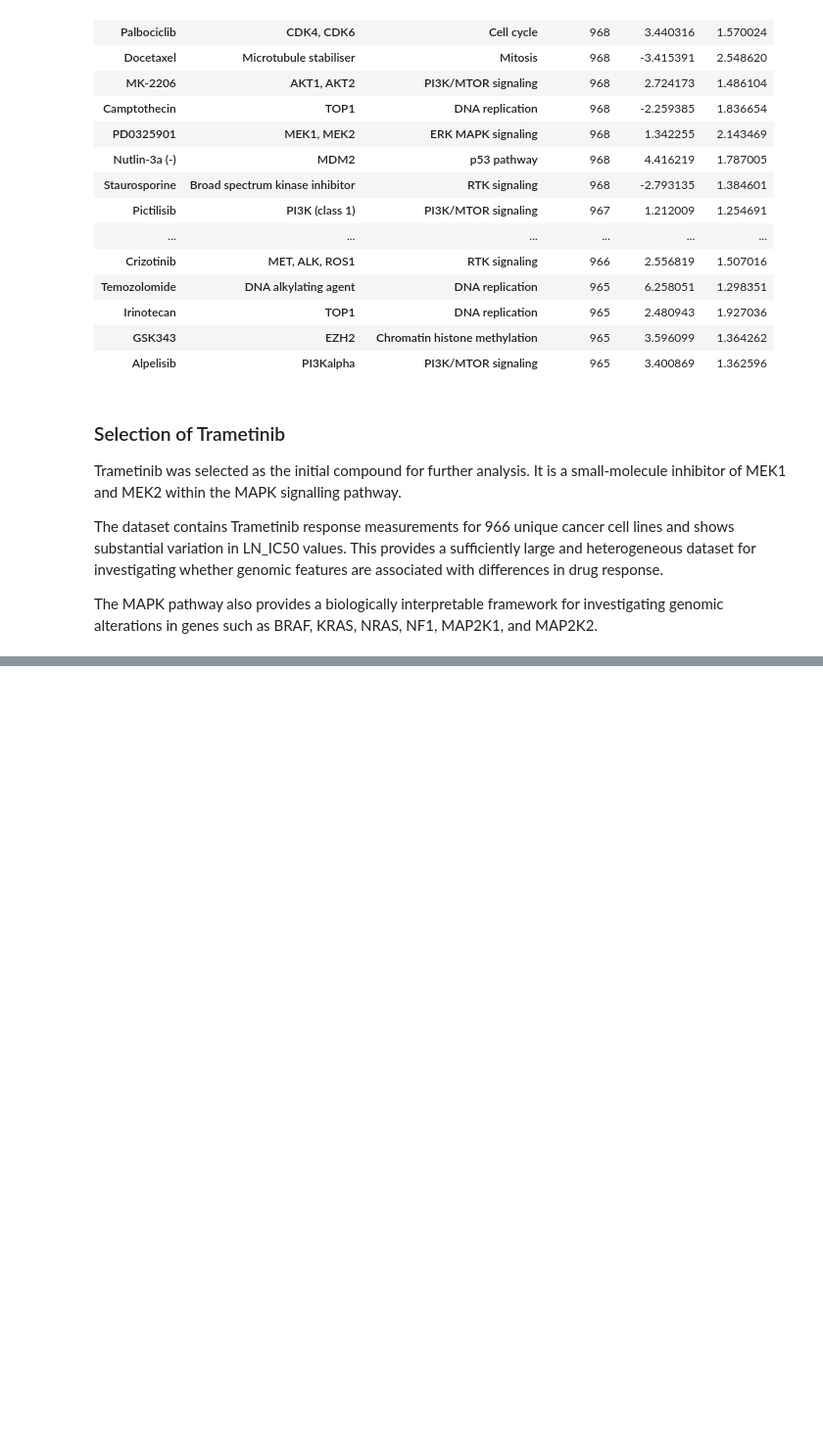
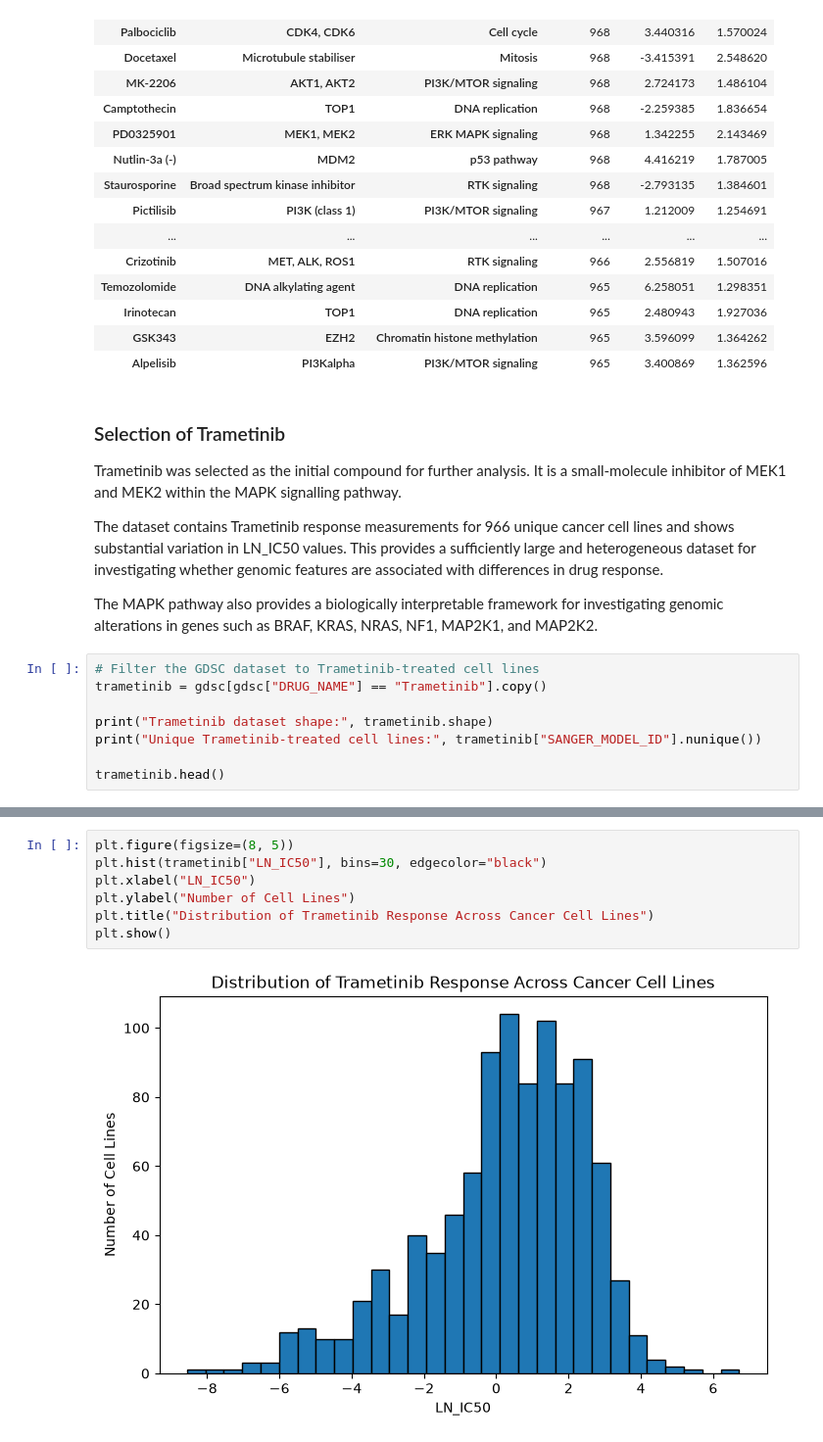
Before and after one commit to carolinemalaihull/trametinib-drug-response-ml, a Jupyter notebook: notebooks/01_data_exploration.ipynb, the cells around one changed output, grey strips where cells are left out. Shown at 98% size. Drawn from its saved outputs; the diff is of its cells as text; blank space fills up the shorter version.

Commit message:
First draft of driver mutations and drug sensitivity preprocessing

```diff
--- a/notebooks/01_data_exploration.ipynb
+++ b/notebooks/01_data_exploration.ipynb
@@ -268,3 +268,11 @@ Trametinib was selected as the initial compound for further analysis. It is a sm
 The dataset contains Trametinib response measurements for 966 unique cancer cell lines and shows substantial variation in LN_IC50 values. This provides a sufficiently large and heterogeneous dataset for investigating whether genomic features are associated with differences in drug response.
 
 The MAPK pathway also provides a biologically interpretable framework for investigating genomic alterations in genes such as BRAF, KRAS, NRAS, NF1, MAP2K1, and MAP2K2.
+# %%
+# Filter the GDSC dataset to Trametinib-treated cell lines
+trametinib = gdsc[gdsc["DRUG_NAME"] == "Trametinib"].copy()
+
+print("Trametinib dataset shape:", trametinib.shape)
+print("Unique Trametinib-treated cell lines:", trametinib["SANGER_MODEL_ID"].nunique())
+
+trametinib.head()
@@ -270,0 +331,9 @@ The MAPK pathway also provides a biologically interpretable framework for invest
+# %%
+plt.figure(figsize=(8, 5))
+plt.hist(trametinib["LN_IC50"], bins=30, edgecolor="black")
+plt.xlabel("LN_IC50")
+plt.ylabel("Number of Cell Lines")
+plt.title("Distribution of Trametinib Response Across Cancer Cell Lines")
+plt.show()
+# %% [output]
+[figure, added]
```
Also changed, not shown: parts of 6 cells of this notebook.
